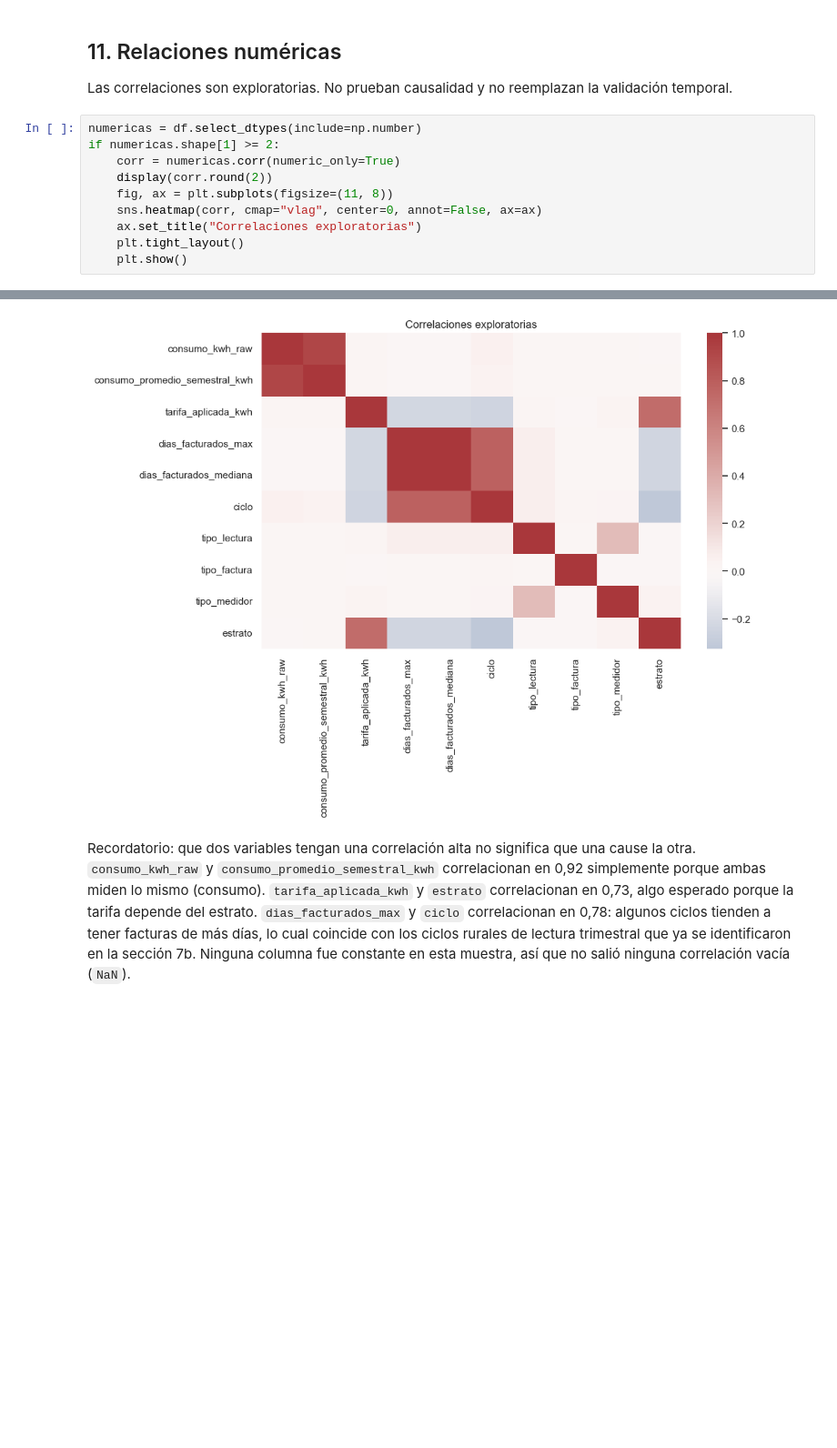
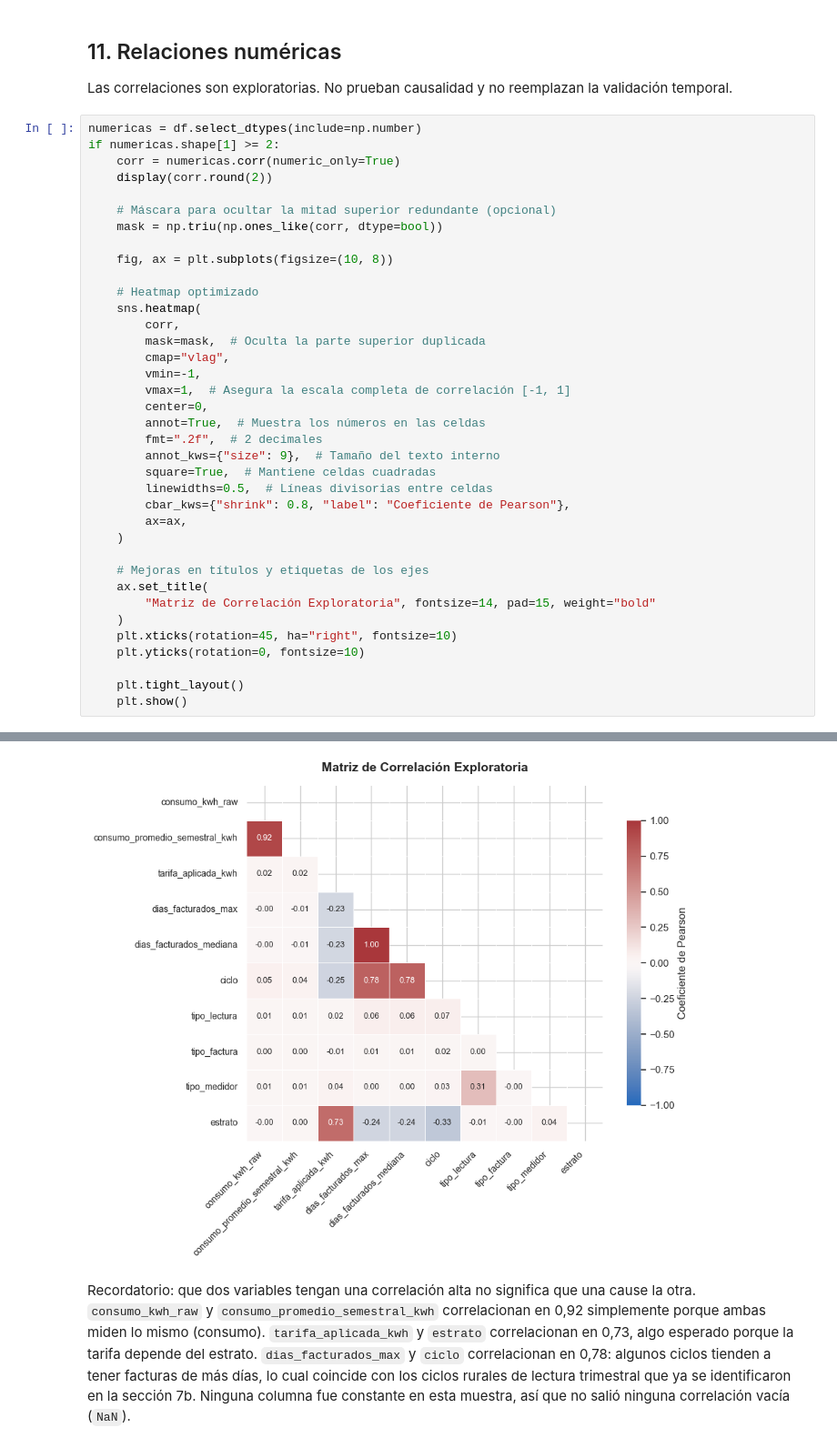
Before and after one commit to JeimmyValderrama/ProyectoEBSA, a Jupyter notebook: Pipeline_Ebsa/notebooks/01_exploracion/EDA_historico_EBSA.ipynb, the cells around one changed output, grey strips where cells are left out. Shown at 91% size. Saved outputs shown, nothing was run; the diff lists cells and outputs as text; blank space fills up the shorter version.

```diff
--- a/Pipeline_Ebsa/notebooks/01_exploracion/EDA_historico_EBSA.ipynb
+++ b/Pipeline_Ebsa/notebooks/01_exploracion/EDA_historico_EBSA.ipynb
@@ -487,26 +478,53 @@ Las correlaciones son exploratorias. No prueban causalidad y no reemplazan la va
 # %%
 numericas = df.select_dtypes(include=np.number)
 if numericas.shape[1] >= 2:
     corr = numericas.corr(numeric_only=True)
     display(corr.round(2))
-    fig, ax = plt.subplots(figsize=(11, 8))
-    sns.heatmap(corr, cmap="vlag", center=0, annot=False, ax=ax)
-    ax.set_title("Correlaciones exploratorias")
+
+    # Máscara para ocultar la mitad superior redundante (opcional)
+    mask = np.triu(np.ones_like(corr, dtype=bool))
+
+    fig, ax = plt.subplots(figsize=(10, 8))
+
+    # Heatmap optimizado
+    sns.heatmap(
+        corr,
+        mask=mask,  # Oculta la parte superior duplicada
+        cmap="vlag",
+        vmin=-1,
+        vmax=1,  # Asegura la escala completa de correlación [-1, 1]
+        center=0,
+        annot=True,  # Muestra los números en las celdas
+        fmt=".2f",  # 2 decimales
+        annot_kws={"size": 9},  # Tamaño del texto interno
+        square=True,  # Mantiene celdas cuadradas
+        linewidths=0.5,  # Líneas divisorias entre celdas
+        cbar_kws={"shrink": 0.8, "label": "Coeficiente de Pearson"},
+        ax=ax,
+    )
+
+    # Mejoras en títulos y etiquetas de los ejes
+    ax.set_title(
+        "Matriz de Correlación Exploratoria", fontsize=14, pad=15, weight="bold"
+    )
+    plt.xticks(rotation=45, ha="right", fontsize=10)
+    plt.yticks(rotation=0, fontsize=10)
+
     plt.tight_layout()
     plt.show()
 # %% [output]
 |  | consumo_kwh_raw | consumo_promedio_semestral_kwh | tarifa_aplicada_kwh | dias_facturados_max | dias_facturados_mediana | ... |
 | consumo_kwh_raw | 1.00 | 0.92 | 0.02 | -0.00 | -0.00 | ... |
 | consumo_promedio_semestral_kwh | 0.92 | 1.00 | 0.02 | -0.01 | -0.01 | ... |
 | tarifa_aplicada_kwh | 0.02 | 0.02 | 1.00 | -0.23 | -0.23 | ... |
 | dias_facturados_max | -0.00 | -0.01 | -0.23 | 1.00 | 1.00 | ... |
 | dias_facturados_mediana | -0.00 | -0.01 | -0.23 | 1.00 | 1.00 | ... |
 | ciclo | 0.05 | 0.04 | -0.25 | 0.78 | 0.78 | ... |
 | tipo_lectura | 0.01 | 0.01 | 0.02 | 0.06 | 0.06 | ... |
 | tipo_factura | 0.00 | 0.00 | -0.01 | 0.01 | 0.01 | ... |
 | tipo_medidor | 0.01 | 0.01 | 0.04 | 0.00 | 0.00 | ... |
 | estrato | -0.00 | 0.00 | 0.73 | -0.24 | -0.24 | ... |
-[figure, old version]
+[figure, new version]
 # %% [markdown]
 Recordatorio: que dos variables tengan una correlación alta no significa que una cause la otra. `consumo_kwh_raw` y `consumo_promedio_semestral_kwh` correlacionan en 0,92 simplemente porque ambas miden lo mismo (consumo). `tarifa_aplicada_kwh` y `estrato` correlacionan en 0,73, algo esperado porque la tarifa depende del estrato. `dias_facturados_max` y `ciclo` correlacionan en 0,78: algunos ciclos tienden a tener facturas de más días, lo cual coincide con los ciclos rurales de lectura trimestral que ya se identificaron en la sección 7b. Ninguna columna fue constante en esta muestra, así que no salió ninguna correlación vacía (`NaN`).
 # %% [markdown]
```
Also changed, not shown: parts of 9 cells of this notebook, 12 other files.
